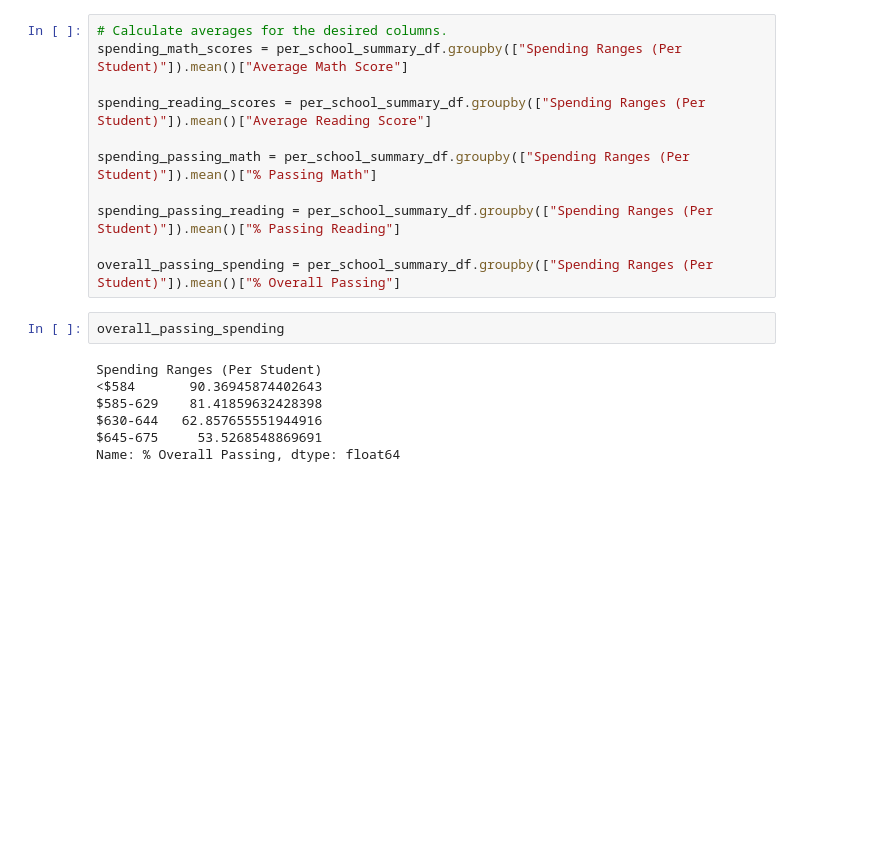
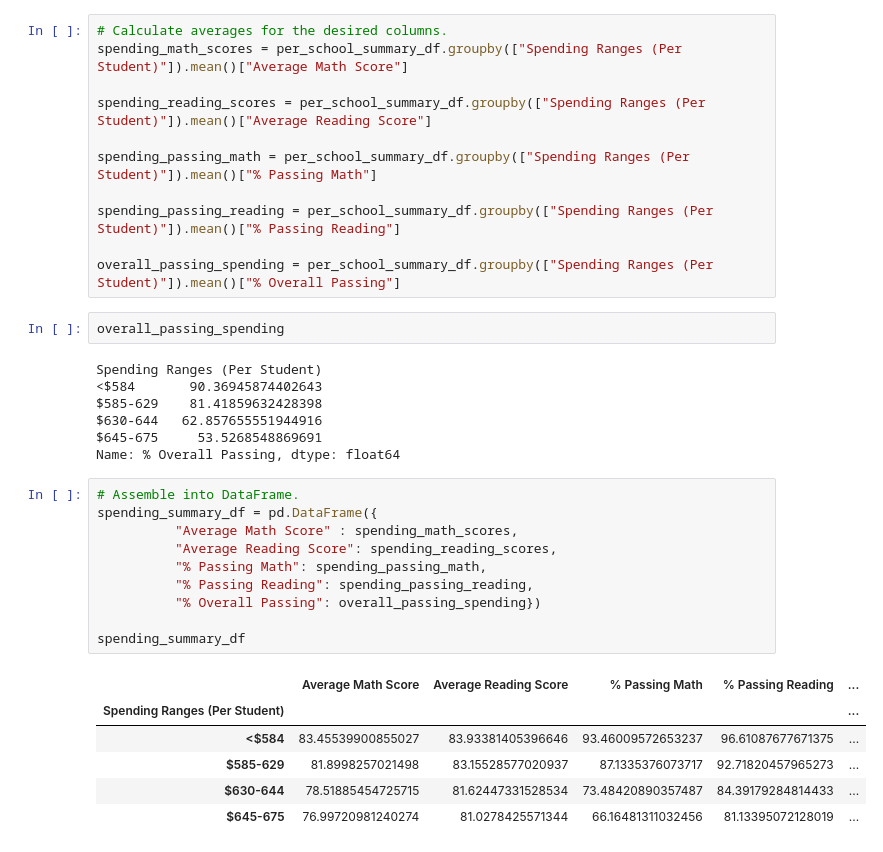
Before and after one commit to DaijaStokes/School_District_Analysis, a Jupyter notebook: PyCitySchools.ipynb, the cells around one changed output. Drawn from its saved outputs; the diff is of its cells as text; blank space fills up the shorter version.

Commit message:
scores by school spending

```diff
--- a/PyCitySchools.ipynb
+++ b/PyCitySchools.ipynb
@@ -1124,3 +1124,20 @@ $585-629    81.41859632428398
 $630-644   62.857655551944916
 $645-675     53.5268548869691
 Name: % Overall Passing, dtype: float64
+# %%
+# Assemble into DataFrame.
+spending_summary_df = pd.DataFrame({
+          "Average Math Score" : spending_math_scores,
+          "Average Reading Score": spending_reading_scores,
+          "% Passing Math": spending_passing_math,
+          "% Passing Reading": spending_passing_reading,
+          "% Overall Passing": overall_passing_spending})
+
+spending_summary_df
+# %% [output]
+|  | Average Math Score | Average Reading Score | % Passing Math | % Passing Reading | ... |
+| Spending Ranges (Per Student) |  |  |  |  | ... |
+| <$584 | 83.45539900855027 | 83.93381405396646 | 93.46009572653237 | 96.61087677671375 | ... |
+| $585-629 | 81.8998257021498 | 83.15528577020937 | 87.1335376073717 | 92.71820457965273 | ... |
+| $630-644 | 78.51885454725715 | 81.62447331528534 | 73.48420890357487 | 84.39179284814433 | ... |
+| $645-675 | 76.99720981240274 | 81.0278425571344 | 66.16481311032456 | 81.13395072128019 | ... |
```
Also changed, not shown: parts of 1 cell of this notebook.
